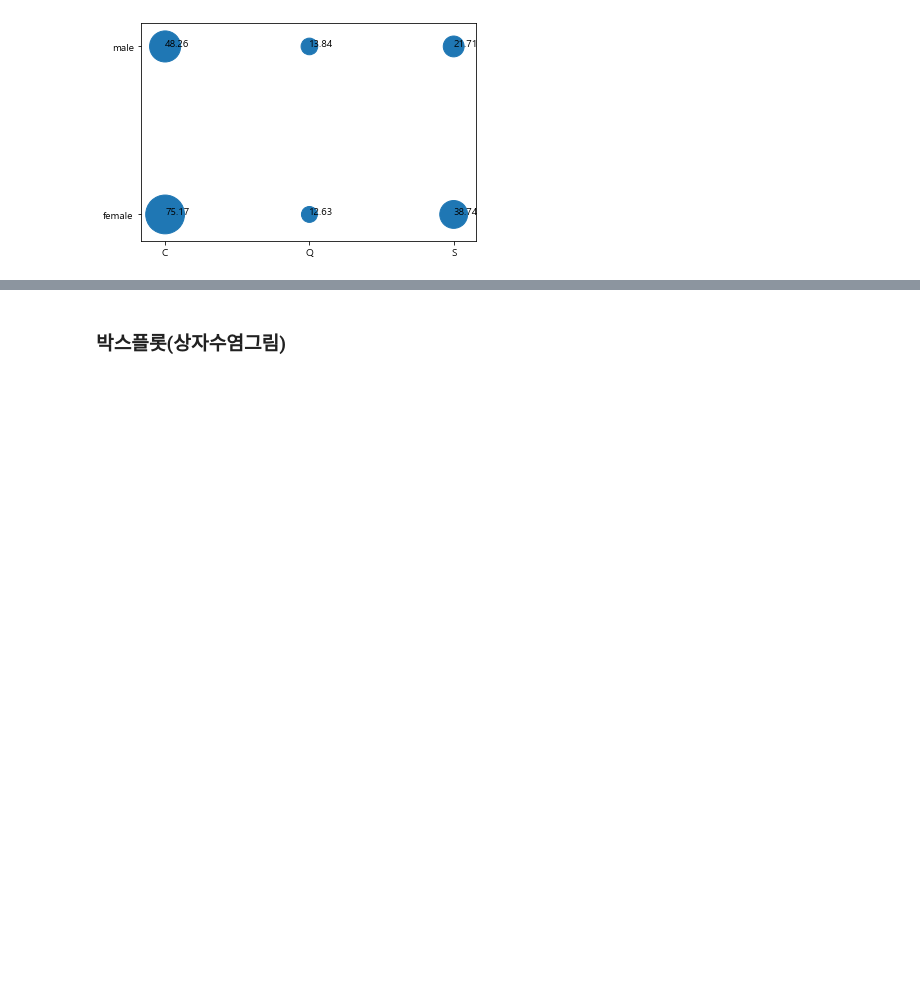
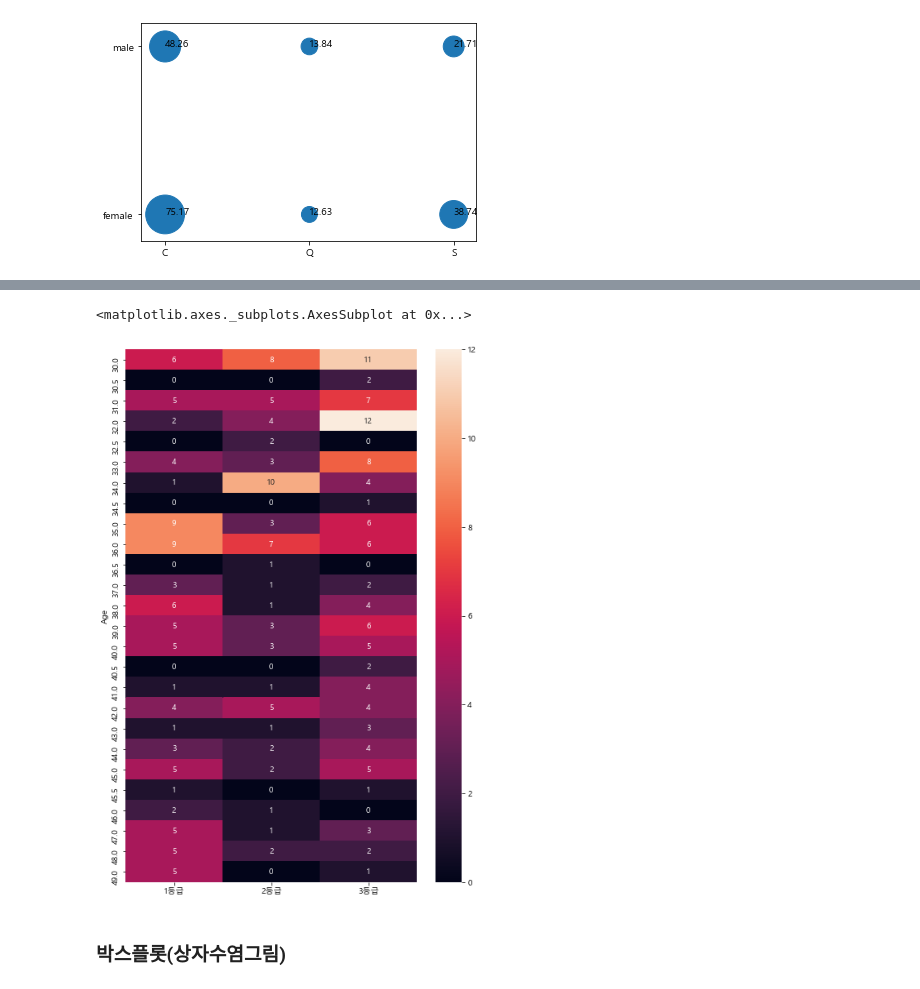
Before and after one commit to kinonia/python-note, a Jupyter notebook: 21.visualization-demo.ipynb, the cells around one changed output, grey strips where cells are left out. Cells and saved outputs as stored; diff of their text form; code cells hidden in the pictures; blank space fills up the shorter version.

```diff
--- a/21.visualization-demo.ipynb
+++ b/21.visualization-demo.ipynb
@@ -223,0 +229,5 @@ for i, row in bubble.iterrows():
+# %%
+train360 = train[(train['Age']>=30) & (train['Age']<60)]
+heat = pd.pivot_table(train340, index=['Age'], columns=['Pclass'], values=['Survived'], aggfunc=[len]).fillna(0)
+heat.columns = ['1등급', '2등급', '3등급']
+heat.head()
@@ -224,2 +242,10 @@ for i, row in bubble.iterrows():
+# %%
+import seaborn as sns
+
+fig, ax = plt.subplots(figsize=(8, 12))
+sns.heatmap(heat, annot=True, ax=ax)
+# %% [output]
+<matplotlib.axes._subplots.AxesSubplot at 0x...>
+[figure, added]
 # %% [markdown]
 ### 박스플롯(상자수염그림)
```
Also changed, not shown: parts of 11 cells of this notebook.
